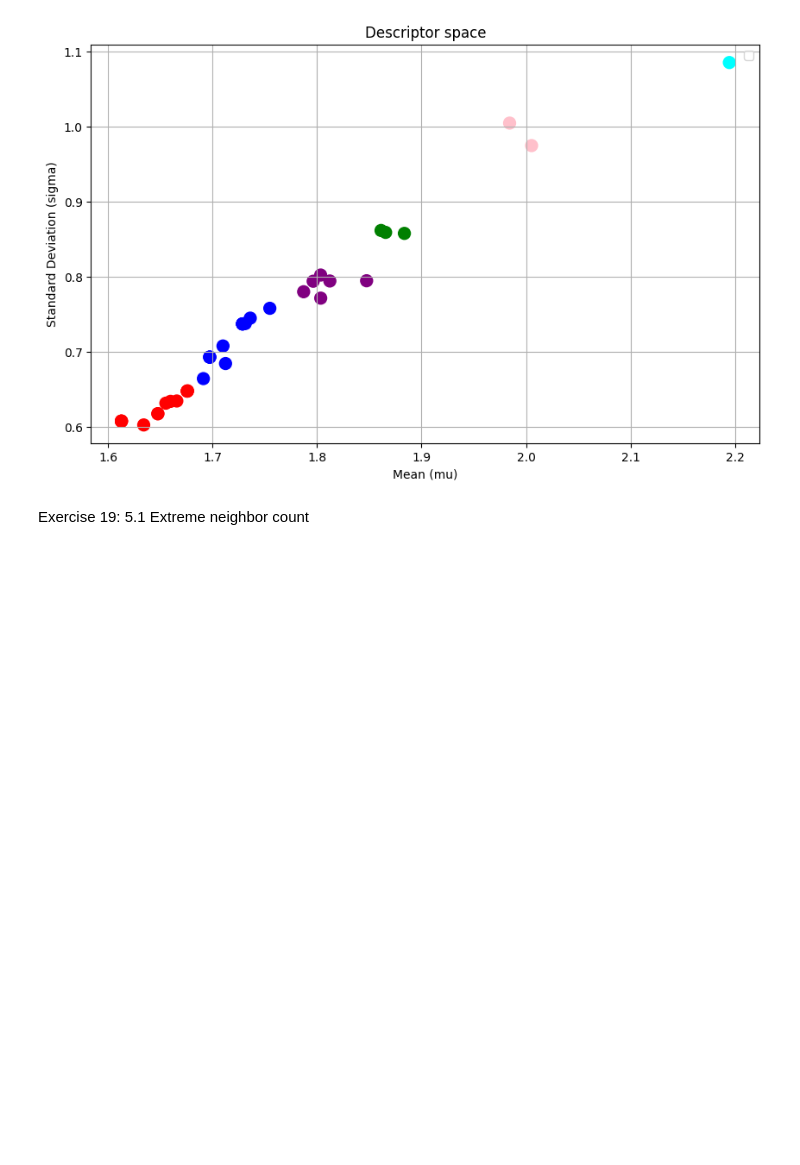
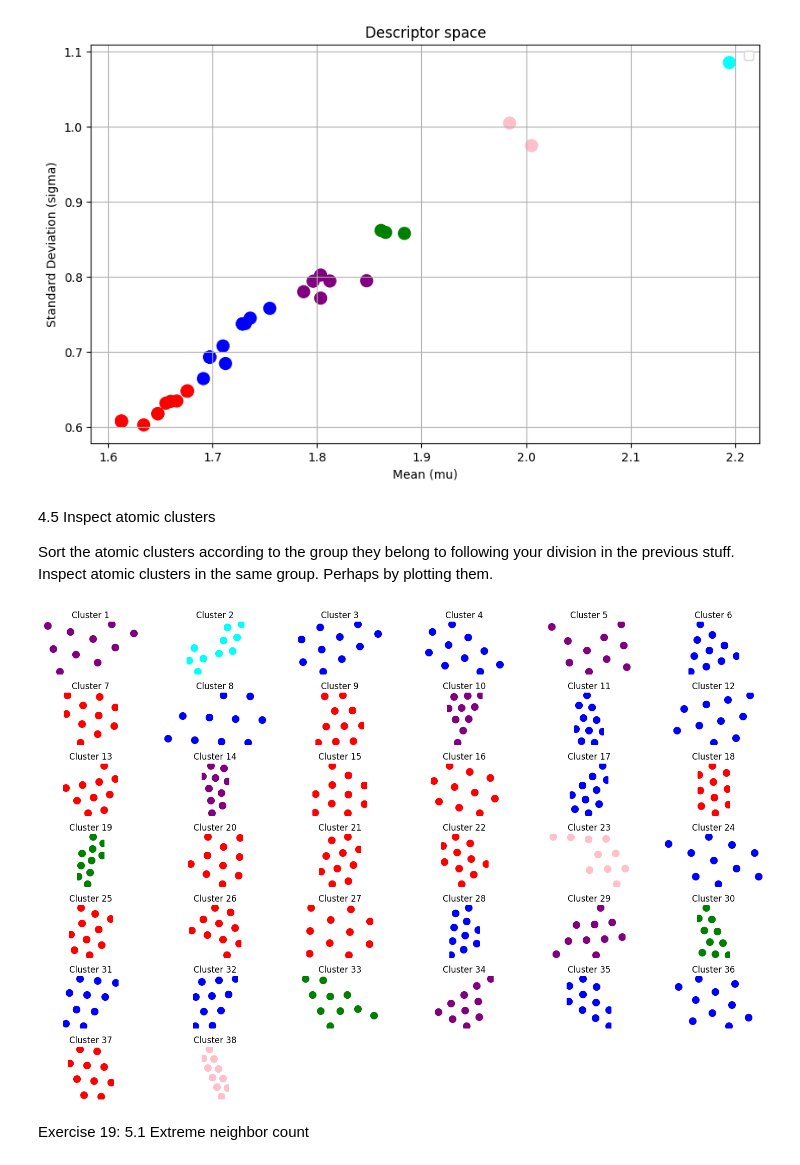
Before and after one commit to Justusperthes/Comphy, a Jupyter notebook: w4/clustering.ipynb, the cells around one changed output. Cells and saved outputs as stored; diff of their text form; code cells hidden in the pictures; blank space fills up the shorter version.

```diff
--- a/w4/clustering.ipynb
+++ b/w4/clustering.ipynb
@@ -64,22 +57,3 @@ class DistanceMoments:
         ax2.set_ylabel("Y")
         ax2.set_aspect('equal')
         ax2.grid(True)
-# %%
-distance_moments = DistanceMoments()
-
-# Number of clusters to plot
-#n_clusters = positions.shape[0]
-n_clusters = 5
-
-n_cols = 2  # Each cluster will use two columns (one for the bar chart and one for the scatter plot)
-n_rows = n_clusters  # Number of clusters
-
-fig, axes = plt.subplots(n_rows, n_cols, figsize=(10, 5 * n_clusters))
-
-for i in range(n_clusters):
-    ax_bar = axes[i, 0]
-    ax_scatter = axes[i, 1]
-    distance_moments.draw(positions[i], ax_bar, ax_scatter)
-
-plt.tight_layout()
-plt.show()
@@ -128,6 +102,38 @@ plt.legend()
 plt.show()
 # %% [output]
 [figure]
+# %% [markdown]
+4.5 Inspect atomic clusters
+
+Sort the atomic clusters according to the group they belong to following your division in the previous stuff.
+Inspect atomic clusters in the same group. Perhaps by plotting them.
+# %%
+n_clusters = len(positions)
+
+n_cols = 6
+n_rows = (n_clusters + n_cols - 1) // n_cols
+
+fig, axes = plt.subplots(n_rows, n_cols, figsize=(15, 10))
+
+axes = axes.flatten()
+
+for i, pos in enumerate(positions):
+    ax = axes[i]
+    ax.scatter(pos[:, 0], pos[:, 1], color=colors[i], s=100, label="Atoms")
+    ax.set_title(f"Cluster {i+1}")
+    ax.set_xlabel("X")
+    ax.set_ylabel("Y")
+    ax.set_aspect('equal')
+    ax.axis('off')
+
+for ax in axes[n_clusters:]:
+    fig.delaxes(ax)
+
+# Adjust layout
+plt.tight_layout()
+plt.show()
+# %% [output]
+[figure, added]
 # %% [markdown]
 Exercise 19: 5.1 Extreme neighbor count
 # %%
```
Also changed, not shown: parts of 7 cells of this notebook.
